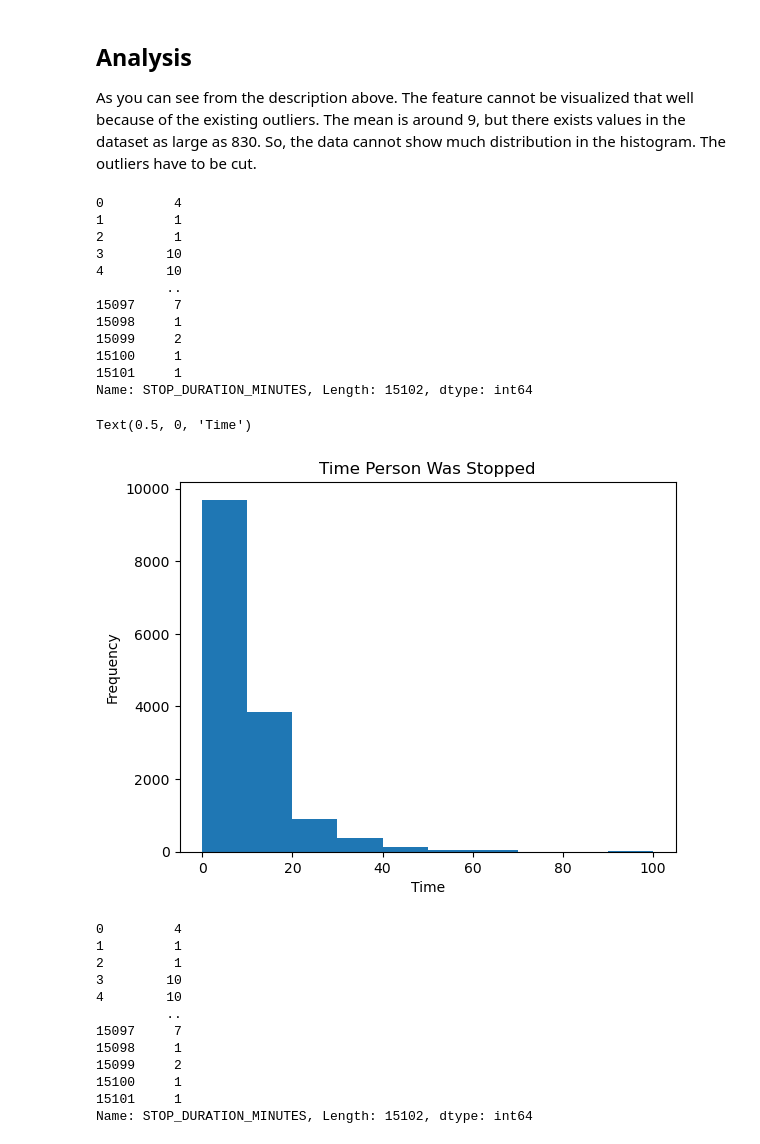
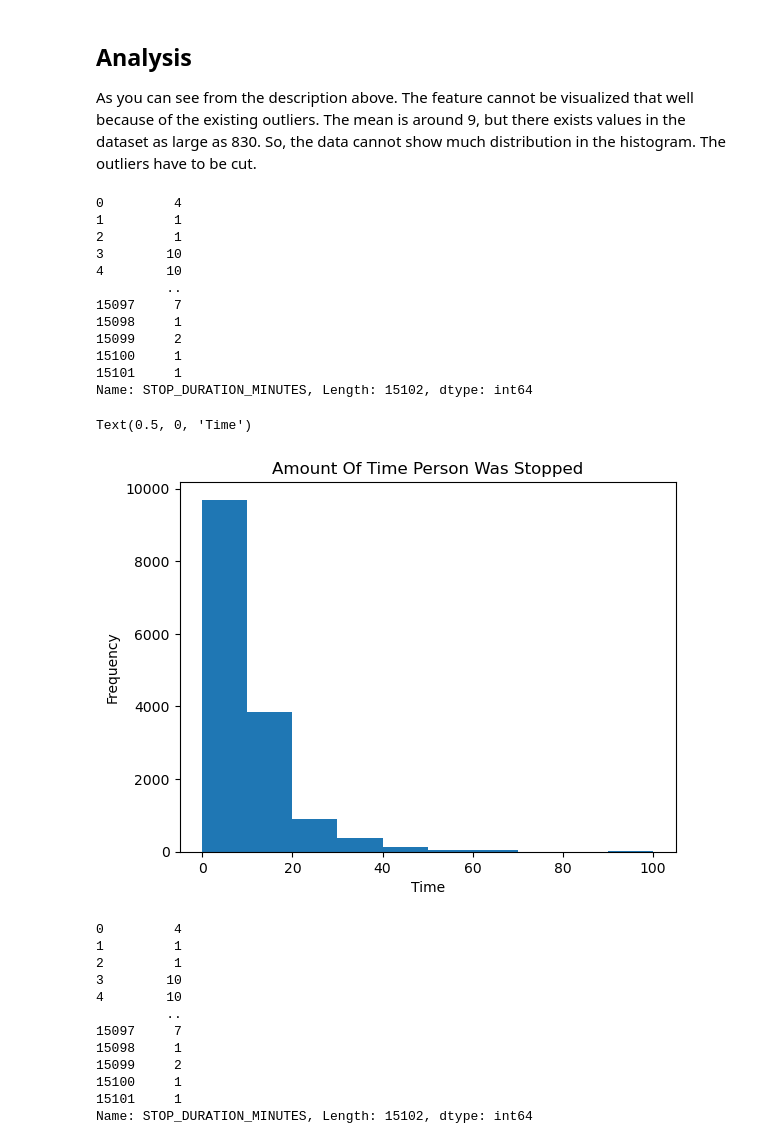
Before and after one commit to RicardoTlatelpa/StopAndFrisk, a Jupyter notebook: final_eda.ipynb, the cells around one changed output. Saved outputs shown, nothing was run; the diff lists cells and outputs as text; code cells hidden in the pictures.

```diff
--- a/final_eda.ipynb
+++ b/final_eda.ipynb
@@ -172,29 +191,29 @@ As you can see from the description above. The feature cannot be visualized that
 # %%
 # Clipping the outlier
 cutoff = 100
 d_stop = data['STOP_DURATION_MINUTES']
 
 print(d_stop)
 cut_data = d_stop[d_stop <= cutoff]
 
-c_plt = cut_data.plot(kind='hist',title="Time Person Was Stopped")
+c_plt = cut_data.plot(kind='hist',title="Amount Of Time Person Was Stopped")
 
 c_plt.set_xlabel('Time')
 # %% [output]
 0         4
 1         1
 2         1
 3        10
 4        10
          ..
 15097     7
 15098     1
 15099     2
 15100     1
 15101     1
 Name: STOP_DURATION_MINUTES, Length: 15102, dtype: int64
 Text(0.5, 0, 'Time')
-[figure, old version]
+[figure, new version]
 # %%
 cutoff = 100
 d_stop = data['STOP_DURATION_MINUTES']
```
Also changed, not shown: parts of 8 cells of this notebook.
